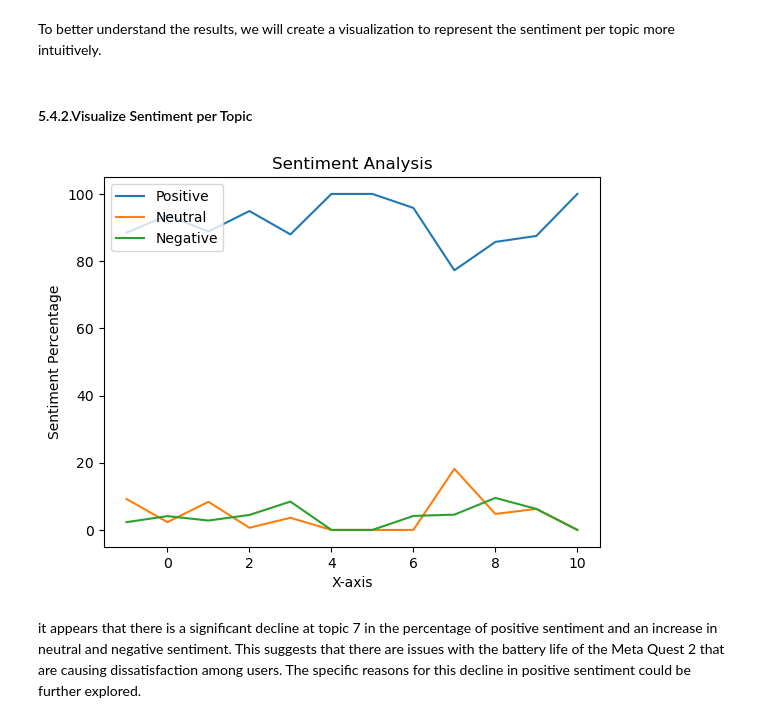
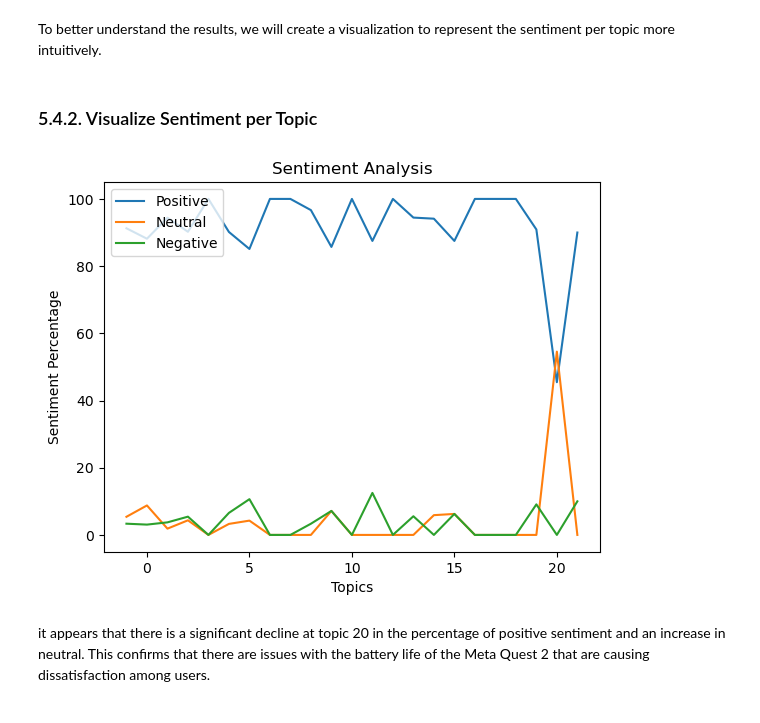
Before and after one commit to Ibrahim-Benkhedda/Meta-Quest-2-Sentiment-and-Topic-Analysis, a Jupyter notebook: meta-quest 2-customer-reviews-analysis,.ipynb, the cells around one changed output. Drawn from its saved outputs; the diff is of its cells as text; code cells hidden in the pictures.

```diff
--- a/meta-quest 2-customer-reviews-analysis,.ipynb
+++ b/meta-quest 2-customer-reviews-analysis,.ipynb
@@ -473,8 +586,6 @@ In order to get accurate results from sentiment analysis and topic modeling, we
 
 **Lemmatization** is the process of reducing a word to its base form. It  produce more accurate and meaningful forms of words than stemming. Hence, lemmatization is often preferred over stemming for tasks that require a high degree of accuracy or interpretability [11], which is needed in sentiment analysis and topic modeling.
 # %%
-
-
 # function that removes special characters, punctuations, extra whitespace from text
 def strip_special_characters(text):
     # compile a regular expression pattern that matches one or more spaces
@@ -492,13 +603,10 @@ def strip_special_characters(text):
     #returns the text clean from special characters, punctuations, underscore and exccess white space
     return clean_text
 
+
 # lowercase text
 def get_lowercase(text):
     return [word.lower() for word in text]
-
-# tokenize the reviews text
-
-### lab 5 ###
 
 
 def strip_stop_words(text):
@@ -509,21 +617,26 @@ def strip_stop_words(text):
     except:
         # return empty list
         return []
+
+
 # Lemmatization is generally more accurate than stemming
 # If the context in which the words are used is important, lemmatization may be a better choice
 # preserve the original meaning of the words and improve the accuracy of the analysis
 
-
-
+# we use it in text preprocessing, since the wordLemmatizer shortens argos
+# word to argo, which is not accurate.
+overwrite_lemmatize_mapping = {"argo": "argos"}
 
 def lemmatize_words(text):
     try:
         lemmatizer = WordNetLemmatizer()
         cleaned = [lemmatizer.lemmatize(word) for word in text]
+        cleaned = [overwrite_lemmatize_mapping.get(x,x) for x in cleaned]
         return cleaned
     except:
         # return empty list
         return []
+
 
 def concatenate_words(text):
     # checks if the input is a list or a string
@@ -540,6 +653,8 @@ def concatenate_words(text):
 # %% [markdown]
 Apply the filtering to the DataFrame reviews column
 # %%
+df['unfiltered_reviews'] = df['reviews'] # save unfiltered reviews into the dataframe
+# apply filtering
 df['reviews'] = df['reviews'].apply(strip_special_characters)
 df['reviews'] = df['reviews'].apply(word_tokenize)
 df['reviews'] = df['reviews'].apply(get_lowercase)
@@ -651,14 +850,14 @@ from bertopic import BERTopic
 from umap import UMAP
 # %%
 # stores the 'reviews' column to a list of documents
-docs = df.reviews
+docs = df.unfiltered_reviews
 
 # creates an instance of the UMAP model with specified parameters:
 #  - n_neighbors: the number of nearest neighbors used in the UMAP algorithm
 #  - n_components: the number of dimensions to reduce the data to using UMAP
 #  - min_dist: the minimum distance between points in the UMAP space
 #  - metric: the distance metric used to calculate distances in the UMAP space
-#  - random_state: the seed for the UMAP random number generator (default seed I used is 43)
+#  - random_state: the seed for the UMAP random number generator (default seed I used is 43) PS: you might get different results from another machine.
 umap_model = UMAP(n_neighbors=15, n_components=5,
                   min_dist=0.0, metric='cosine', random_state=43)
 
@@ -811,17 +893,0 @@ We will explore keyword frequencies for each topic to gain more valuable insight
-# %%
-# Set the figure size
-plt.figure(figsize=(20, 60))
-
-# Loop over the range 0 to the length of the sorted_keywords_by_topic
-for topic in range(len(sorted_keywords_by_topic)):
-    # Get the sorted topic keywords and frequencies
-    keywords, frequencies = get_keywords_frequencies(get_sorted_topic_keywords(topic))
-
-    # Create a subplot
-    ax = plt.subplot(8, 2, topic + 1)
-
-    # Call the generate_barh function and pass the ax object
-    generate_barh(keywords, frequencies, ax, topic)
-
-# Show the plot
-plt.show()
@@ -870,7 +1131,7 @@ pd.DataFrame(topic_sentiment)
 # %% [markdown]
 To better understand the results, we will create a visualization to represent the sentiment per topic more intuitively.
 # %% [markdown]
-#### 5.4.2.Visualize Sentiment per Topic
+### 5.4.2. Visualize Sentiment per Topic
 # %%
 import matplotlib.pyplot as plt
 
@@ -886,34 +1147,34 @@ negative_values = []
 # If a key does not exist in the value, it appends 0 to the corresponding lists (pos, neg or neu lists above)
 for key, value in topic_sentiment.items():
     if 'positive' in value:
         positive_values.append(value['positive'])
     else:
         positive_values.append(0)
     if 'neutral' in value:
         neutral_values.append(value['neutral'])
     else:
         neutral_values.append(0)
     if 'negative' in value:
         negative_values.append(value['negative'])
     else:
         negative_values.append(0)
 
 # create the line chart
 plt.plot(x_values, positive_values, label='Positive')
 plt.plot(x_values, neutral_values, label='Neutral')
 plt.plot(x_values, negative_values, label='Negative')
 
 # add a title and axis labels
 plt.title('Sentiment Analysis')
-plt.xlabel('X-axis')
+plt.xlabel('Topics')
 plt.ylabel('Sentiment Percentage')
 
 # add a legend
 plt.legend(loc='upper left')
 
 # show the plot
 plt.show()
 # %% [output]
-[figure, old version]
+[figure, new version]
 # %% [markdown]
-it appears that there is a significant decline at topic 7 in the percentage of positive sentiment and an increase in neutral and negative sentiment. This suggests that there are issues with the battery life of the Meta Quest 2 that are causing dissatisfaction among users. The specific reasons for this decline in positive sentiment could be further explored.
+it appears that there is a significant decline at topic 20 in the percentage of positive sentiment and an increase in neutral. This confirms that there are issues with the battery life of the Meta Quest 2 that are causing dissatisfaction among users.
```
Also changed, not shown: parts of 139 cells of this notebook.
